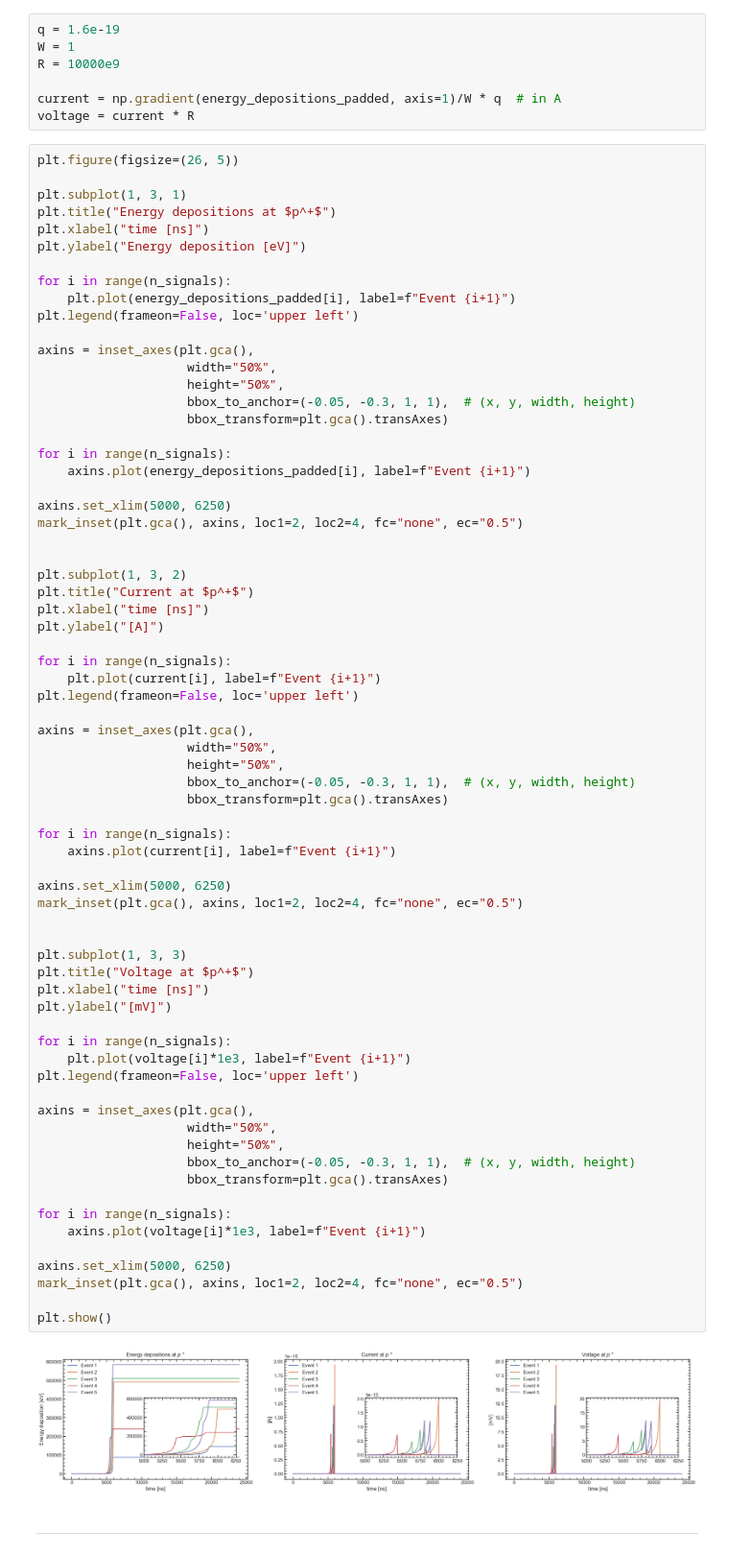
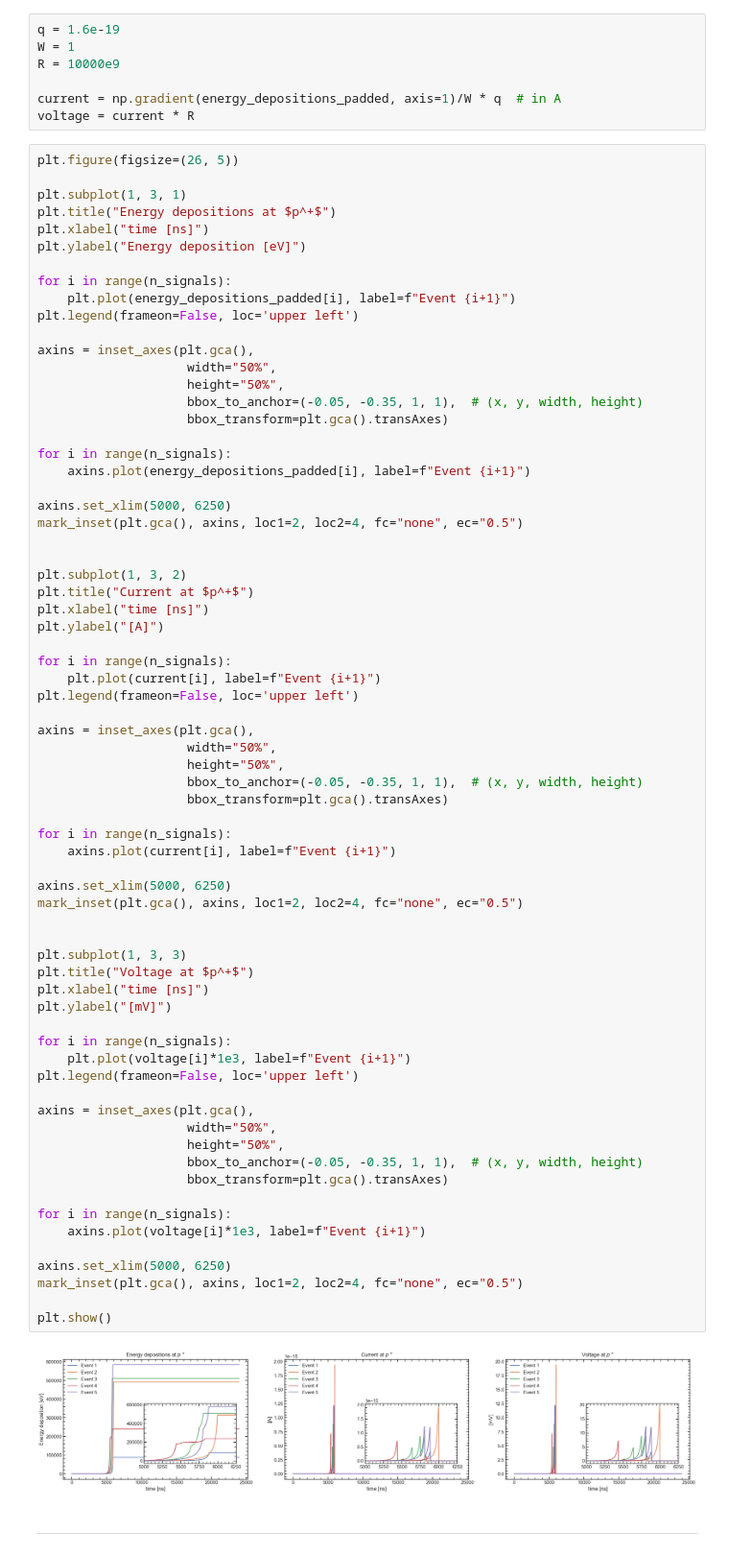
Before and after one commit to GaudioRf/JFETModel, a Jupyter notebook: ideal_pulses.ipynb, the cells around one changed output. Shown: that part at 96% size. Drawn from its saved outputs; the diff is of its cells as text.

Commit message:
new analysis and plots

```diff
--- a/ideal_pulses.ipynb
+++ b/ideal_pulses.ipynb
@@ -112,7 +112,7 @@ plt.legend(frameon=False, loc='upper left')
 axins = inset_axes(plt.gca(),
                     width="50%",
                     height="50%",
-                    bbox_to_anchor=(-0.05, -0.3, 1, 1),  # (x, y, width, height)
+                    bbox_to_anchor=(-0.05, -0.35, 1, 1),  # (x, y, width, height)
                     bbox_transform=plt.gca().transAxes)
 
 for i in range(n_signals):
@@ -134,40 +134,40 @@ plt.legend(frameon=False, loc='upper left')
 axins = inset_axes(plt.gca(),
                     width="50%",
                     height="50%",
-                    bbox_to_anchor=(-0.05, -0.3, 1, 1),  # (x, y, width, height)
+                    bbox_to_anchor=(-0.05, -0.35, 1, 1),  # (x, y, width, height)
                     bbox_transform=plt.gca().transAxes)
 
 for i in range(n_signals):
     axins.plot(current[i], label=f"Event {i+1}")
 
 axins.set_xlim(5000, 6250)
 mark_inset(plt.gca(), axins, loc1=2, loc2=4, fc="none", ec="0.5")
 
 
 plt.subplot(1, 3, 3)
 plt.title("Voltage at $p^+$")
 plt.xlabel("time [ns]")
 plt.ylabel("[mV]")
 
 for i in range(n_signals):
     plt.plot(voltage[i]*1e3, label=f"Event {i+1}")
 plt.legend(frameon=False, loc='upper left')
 
 axins = inset_axes(plt.gca(),
                     width="50%",
                     height="50%",
-                    bbox_to_anchor=(-0.05, -0.3, 1, 1),  # (x, y, width, height)
+                    bbox_to_anchor=(-0.05, -0.35, 1, 1),  # (x, y, width, height)
                     bbox_transform=plt.gca().transAxes)
 
 for i in range(n_signals):
     axins.plot(voltage[i]*1e3, label=f"Event {i+1}")
 
 axins.set_xlim(5000, 6250)
 mark_inset(plt.gca(), axins, loc1=2, loc2=4, fc="none", ec="0.5")
 
 plt.show()
 # %% [output]
-[figure, old version]
+[figure, new version]
 # %% [markdown]
 -------
 # %%
```
Also changed, not shown: parts of 5 cells of this notebook, 1 other file.
